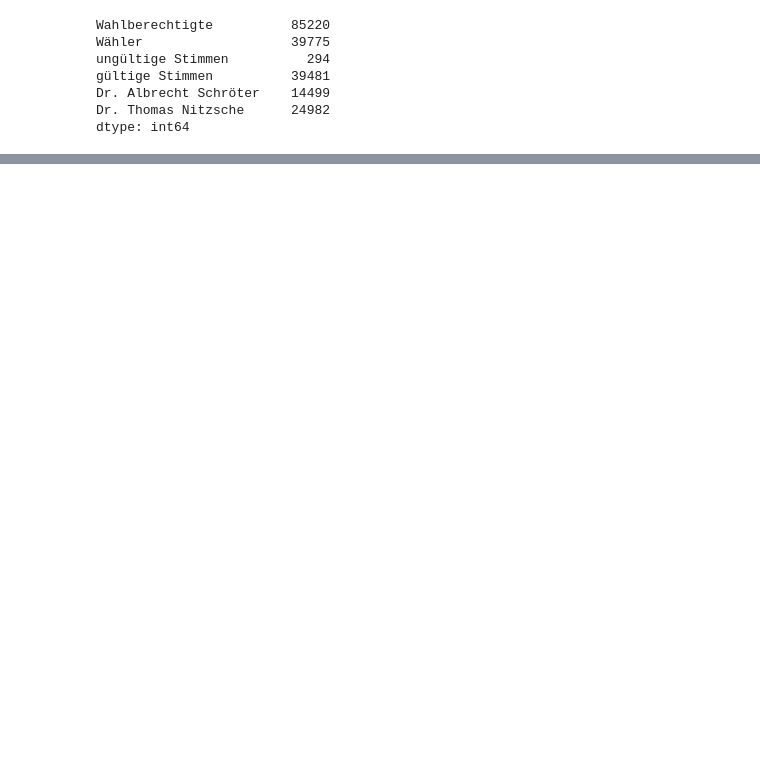
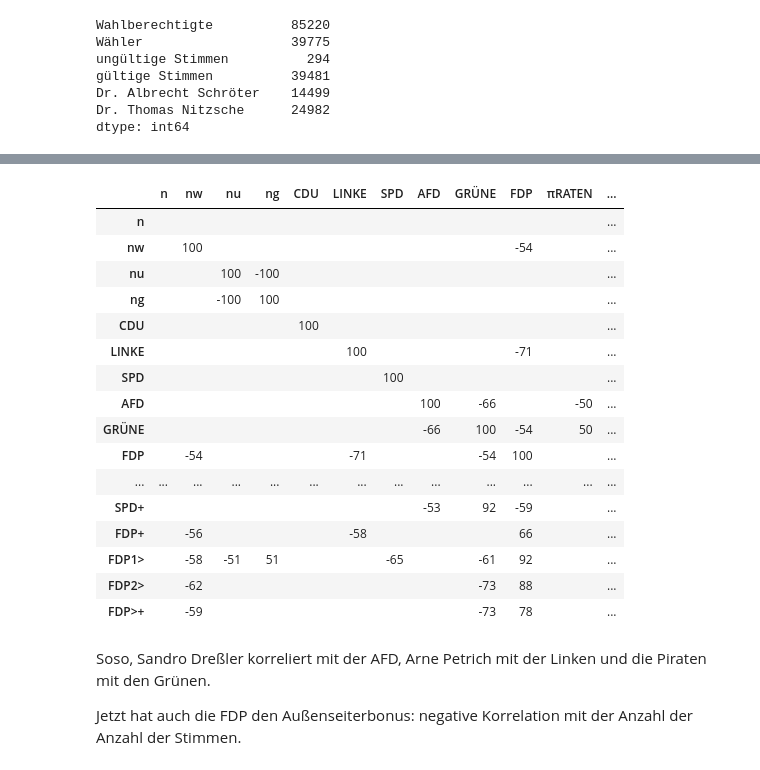
Before and after one commit to defgsus/bm-wahl-18-jena, a Jupyter notebook: src/bm-2018-jena-artikel.ipynb, the cells around one changed output, grey strips where cells are left out. Cells and saved outputs as stored; diff of their text form; code cells hidden in the pictures; blank space fills up the shorter version.

```diff
--- a/src/bm-2018-jena-artikel.ipynb
+++ b/src/bm-2018-jena-artikel.ipynb
@@ -67,0 +112,4 @@ dtype: int64
+# %%
+bm1_urne = bm1[bm1["n"] != 0]
+bm2_urne = bm2[bm2["n"] != 0]
+bm1_urne.tail(5)
@@ -68,2 +277,31 @@ dtype: int64
+# %%
+bm1_brief = bm1[bm1["n"] == 0]
+bm2_brief = bm2[bm2["n"] == 0]
+df = enrich_dataframe(bm1_brief, bm2_brief)
+dfp = calc_percent(df)
+
+dfp.corr().apply(lambda s: s.apply(lambda v: int(v*100) if abs(v)>.5 else ""))
+# %% [output]
+|  | n | nw | nu | ng | CDU | LINKE | SPD | AFD | GRÜNE | FDP | πRATEN | ... |
+| n |  |  |  |  |  |  |  |  |  |  |  | ... |
+| nw |  | 100 |  |  |  |  |  |  |  | -54 |  | ... |
+| nu |  |  | 100 | -100 |  |  |  |  |  |  |  | ... |
+| ng |  |  | -100 | 100 |  |  |  |  |  |  |  | ... |
+| CDU |  |  |  |  | 100 |  |  |  |  |  |  | ... |
+| LINKE |  |  |  |  |  | 100 |  |  |  | -71 |  | ... |
+| SPD |  |  |  |  |  |  | 100 |  |  |  |  | ... |
+| AFD |  |  |  |  |  |  |  | 100 | -66 |  | -50 | ... |
+| GRÜNE |  |  |  |  |  |  |  | -66 | 100 | -54 | 50 | ... |
+| FDP |  | -54 |  |  |  | -71 |  |  | -54 | 100 |  | ... |
+| ... | ... | ... | ... | ... | ... | ... | ... | ... | ... | ... | ... | ... |
+| SPD+ |  |  |  |  |  |  |  | -53 | 92 | -59 |  | ... |
+| FDP+ |  | -56 |  |  |  | -58 |  |  |  | 66 |  | ... |
+| FDP1> |  | -58 | -51 | 51 |  |  | -65 |  | -61 | 92 |  | ... |
+| FDP2> |  | -62 |  |  |  |  |  |  | -73 | 88 |  | ... |
+| FDP>+ |  | -59 |  |  |  |  |  |  | -73 | 78 |  | ... |
+# %% [markdown]
+Soso, Sandro Dreßler korreliert mit der AFD, Arne Petrich mit der Linken und die Piraten mit den Grünen.
+
+Jetzt hat auch die FDP den Außenseiterbonus: negative Korrelation mit der Anzahl der Anzahl der Stimmen.
 # %%
 from convert import NotebookConverter
```
Also changed, not shown: parts of 23 cells of this notebook, 4 other files.
